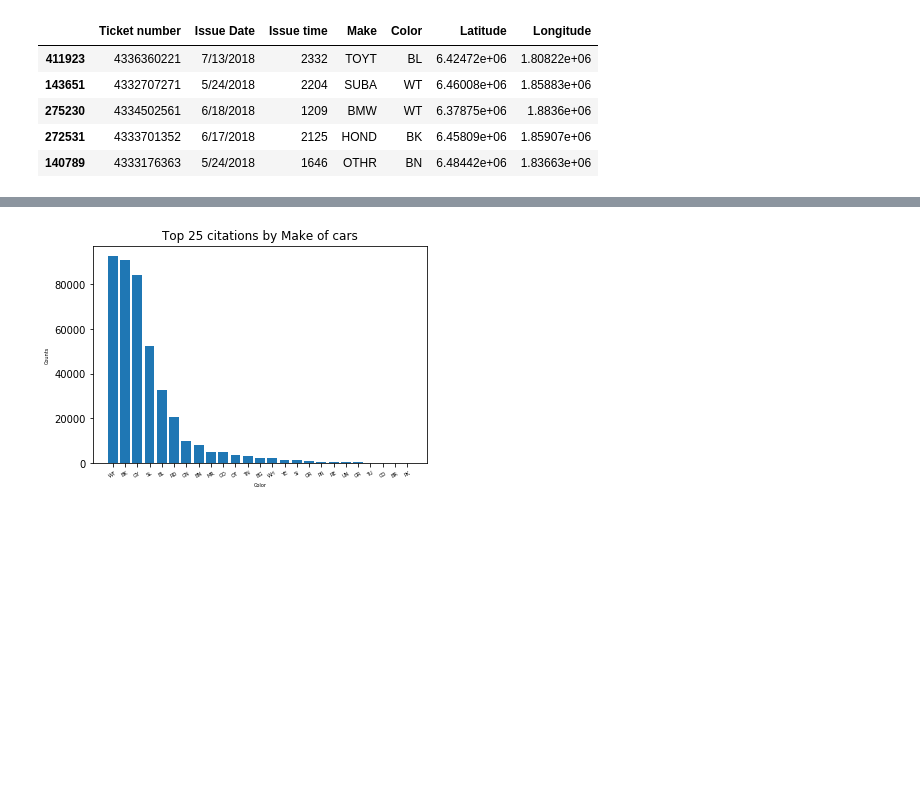
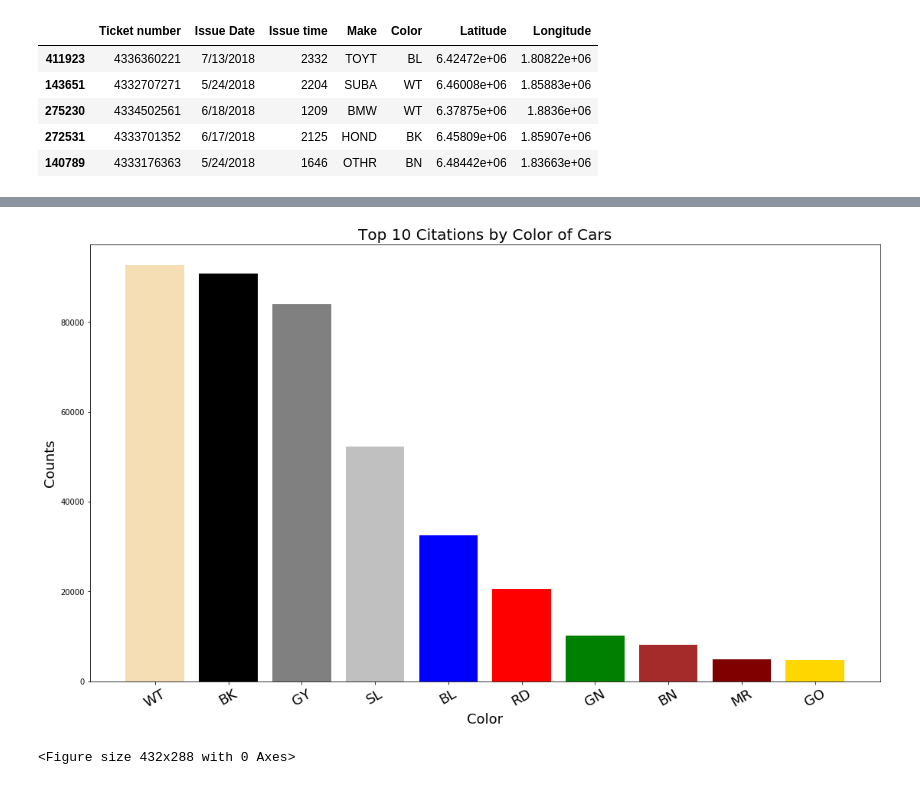
Before and after one commit to chele0630/Team3_Project1, a Jupyter notebook: CitationPy.ipynb, the cells around one changed output, grey strips where cells are left out. Cells and saved outputs as stored; diff of their text form; code cells hidden in the pictures; blank space fills up the shorter version.

```diff
--- a/CitationPy.ipynb
+++ b/CitationPy.ipynb
@@ -104,15 +118,21 @@ plt.show()
 #Replace duplicates for all makes in top 30
 citation_df8 = citation_df4["Color"].value_counts()
 citation_df9 = citation_df8.rename_axis('Color').reset_index(name='Counts')
-citation_df10 = citation_df9.head(25)
+citation_df10 = citation_df9.head(10)
 # %%
 #Bar plot for top 25 Color of vehicles that got citations
+fig = plt.gcf()
+fig.set_size_inches(18.5, 10.5)
 x_axis=np.arange(len(citation_df10["Color"]))
-plt.bar(x_axis,citation_df10["Counts"] )
-plt.xlabel('Color', fontsize=5)
-plt.ylabel('Counts', fontsize=5)
-plt.xticks(x_axis, citation_df10["Color"], fontsize=5, rotation=30)
-plt.title('Top 25 citations by color of cars')
+plt.bar(x_axis,citation_df10["Counts"], color=('wheat','black',"grey","silver","blue","red","green","brown","maroon","gold","red","tan"))
+plt.xlabel('Color', fontsize=18)
+plt.ylabel('Counts', fontsize=18)
+plt.xticks(x_axis, citation_df10["Color"], fontsize=18, rotation=30)
+plt.title('Top 10 Citations by Color of Cars', fontsize=20)
+#plt.figure(figsize=(18,16))
+fig.savefig("color_chart.png")
 plt.show()
+plt.clf()
 # %% [output]
-[figure, old version]
+[figure, new version]
+<Figure size 432x288 with 0 Axes>
```
Also changed, not shown: parts of 16 cells of this notebook, 3 other files.
